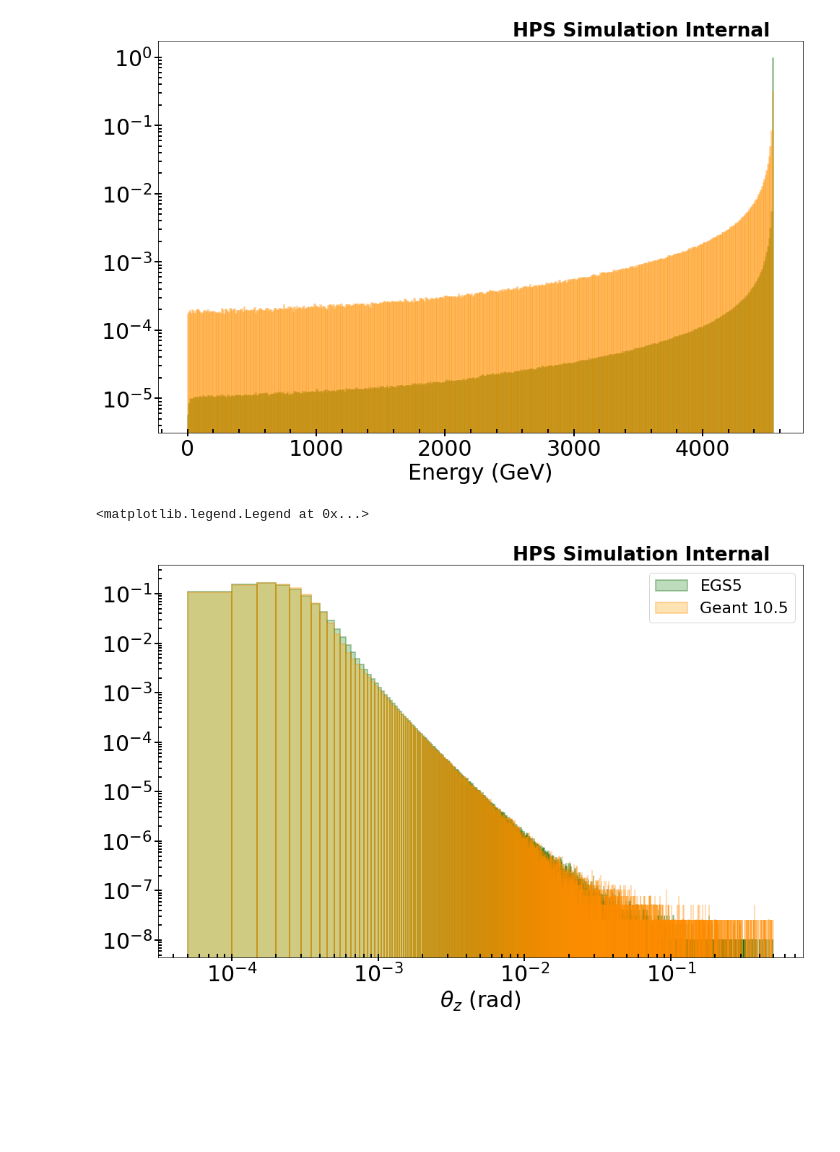
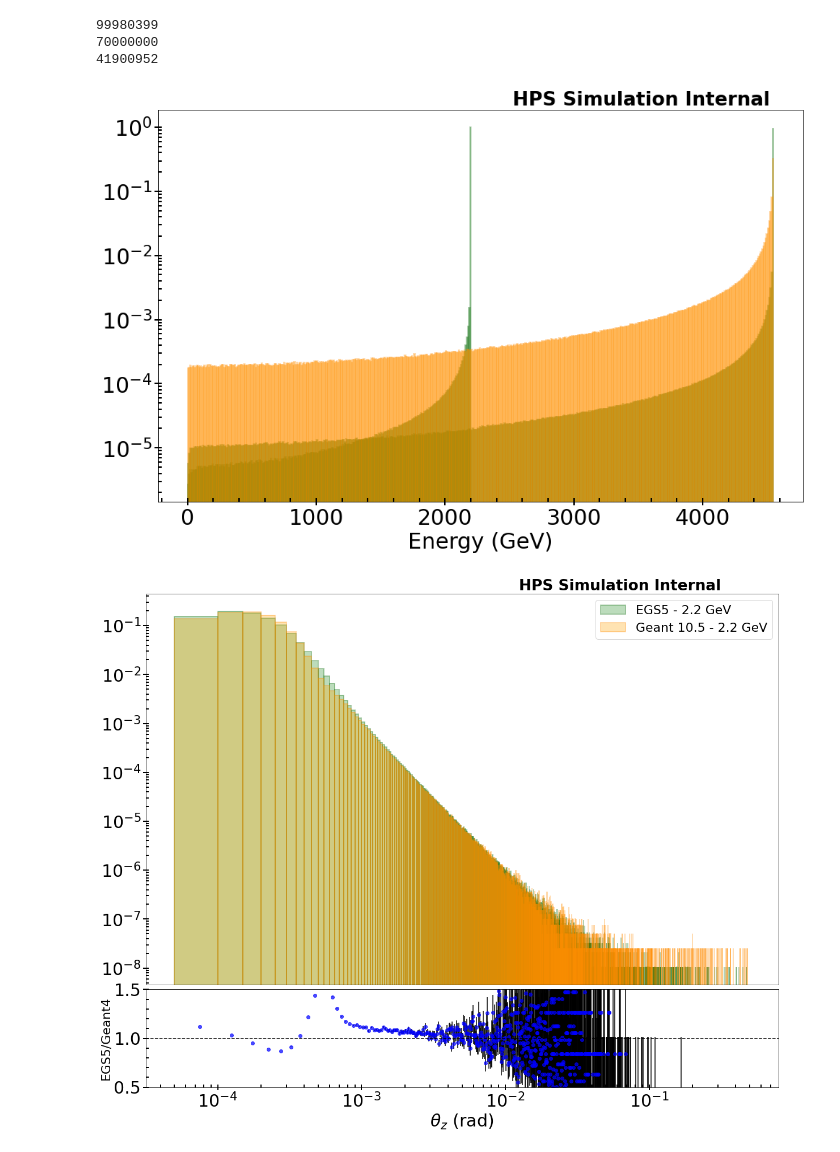
Before and after one commit to omar-moreno/hps-notebooks, a Jupyter notebook: ms_scattering.ipynb, the cells around one changed output. Drawn from its saved outputs; the diff is of its cells as text; code cells hidden in the pictures; blank space fills up the shorter version.

Commit message:
Add 2.2 GeV plots.

```diff
--- a/ms_scattering.ipynb
+++ b/ms_scattering.ipynb
@@ -13,9 +14,21 @@ import pandas as pd
 import matplotlib
 import matplotlib.pyplot as plt
 # %%
-egs_frame = pd.read_csv('electron.csv')
-files = ['ms_geant10pt5_00%s.csv' % i for i in range(1, 5)]
-g410pt5_frame = pd.concat(map(pd.read_csv, files), ignore_index=True)
+egs5_4pt5_df = pd.read_csv('ms_4pt55_20um.csv')
+egs5_2pt2_df = pd.read_csv('ms_2pt2_4um.csv')
+g4_4pt55_df  = pd.concat(map(pd.read_csv,
+                         ['ms_geant10pt5_00%s.csv' % i for i in range(1, 8)]),
+                         ignore_index=True)
+g4_2pt2_df = pd.concat(map(pd.read_csv,
+                       ['ms_geant10pt5_2pt2_00%s.csv' % i for i in range(1, 6)]),
+                       ignore_index=True)
+print(len(egs5_4pt5_df))
+print(len(g4_4pt55_df))
+print(len(g4_2pt2_df))
+# %% [output]
+99980399
+70000000
+41900952
 # %%
 def draw_histogram1D(ax, var, xmin, xmax, bins, **kargs):
 
@@ -74,29 +100,50 @@ def draw_histogram1D(ax, var, xmin, xmax, bins, **kargs):
 # %%
 fig, ax = plt.subplots(nrows=1, ncols=1, figsize=(16, 10),
                        facecolor='white')
-draw_histogram1D(ax, egs_frame[' Energy (GeV)'], 0, 4550, 501,
+draw_histogram1D(ax, egs5_4pt5_df[' Energy (GeV)'], 0, 4550, 501,
                  x_label='Energy (GeV)', norm=1,
                 label='Inclusive')
-draw_histogram1D(ax, g410pt5_frame['p']*1000, 0, 4550, 501,
+draw_histogram1D(ax, egs5_2pt2_df[' Energy (GeV)'], 0, 4550, 501,
+                 x_label='Energy (GeV)', norm=1,
+                label='Inclusive')
+draw_histogram1D(ax, g4_4pt55_df['p']*1000, 0, 4550, 501,
                  x_label='Energy (GeV)', norm=1,
                  edgecolor='darkorange', color='orange',
                 label='Inclusive')
 ax.set_yscale('log')
 # %% [output]
-[figure, old version]
+[figure, new version]
 # %%
-fig, ax = plt.subplots(nrows=1, ncols=1, figsize=(16, 10),
-                       facecolor='white')
-egsv, egsb = draw_histogram1D(ax, egs_frame[' Theta z (mrad)'], 0.00005, 0.5, 10001,
+matplotlib.rcParams.update({'font.size': 22})
+fig = plt.figure(figsize=(20, 16), facecolor='white')
+gs = fig.add_gridspec(2, 1, height_ratios=(8,2), hspace=0.02)
+ax0 = fig.add_subplot(gs[0,0])
+ax1 = fig.add_subplot(gs[1,0], sharex=ax0)
+
+egs2pt2v, egs2pt2v_raw, egs2pt2b = draw_histogram1D(ax0, egs5_2pt2_df[' Theta z (mrad)'], 0.00005, 0.5, 10001,
                  x_label=r'$\theta_z$ (rad)', norm=1,
-                label='EGS5')
-g410pt5v, g410pt5b = draw_histogram1D(ax, g410pt5_frame['theta_z'], 0.00005, 0.5, 10001,
+                 label='EGS5 - 2.2 GeV')
+g410pt5_2pt2v, g410pt5_2pt2v_raw, g410pt5_2pt2b = draw_histogram1D(ax0, g4_2pt2_df['theta_z'], 0.00005, 0.5, 10001,
                  x_label=r'$\theta_z$ (rad)',
                  edgecolor='darkorange', color='orange', norm=1,
-                label='Geant 10.5')
-ax.set_yscale('log')
-ax.set_xscale('log')
-ax.legend()
+                 label='Geant 10.5 - 2.2 GeV')
+
+ax0.set_yscale('log')
+ax0.set_xscale('log')
+ax0.get_xaxis().set_visible(False)
+ax0.legend()
+
+ax1.plot(egs2pt2b, egs2pt2v/g410pt5_2pt2v, 'o',
+         color='blue', alpha=0.7)
+ax1.set_ylabel('EGS5/Geant4', fontsize=22)
+ax1.set_ylim(0.5, 1.5)
+ax1.axhline(y=1.0, color='black', linestyle='--')
+errmin, errmax = ratio_error(ax1, egs2pt2v/g410pt5_2pt2v, egs2pt2v_raw, g410pt5_2pt2v_raw)
+ax1.vlines(egs2pt2b, errmin, errmax, color='black')
+ax1.set_xlabel(r'$\theta_z$ (rad)', fontsize=30)
+
+ax1.minorticks_on()
+ax1.tick_params(which='major', length=10, width=2, direction='inout', labelsize=30)
+ax1.tick_params(which='minor', length=5, width=2, direction='in', labelsize=30)
 # %% [output]
-<matplotlib.legend.Legend at 0x...>
-[figure, old version]
+[figure, new version]
```
Also changed, not shown: parts of 5 cells of this notebook.
